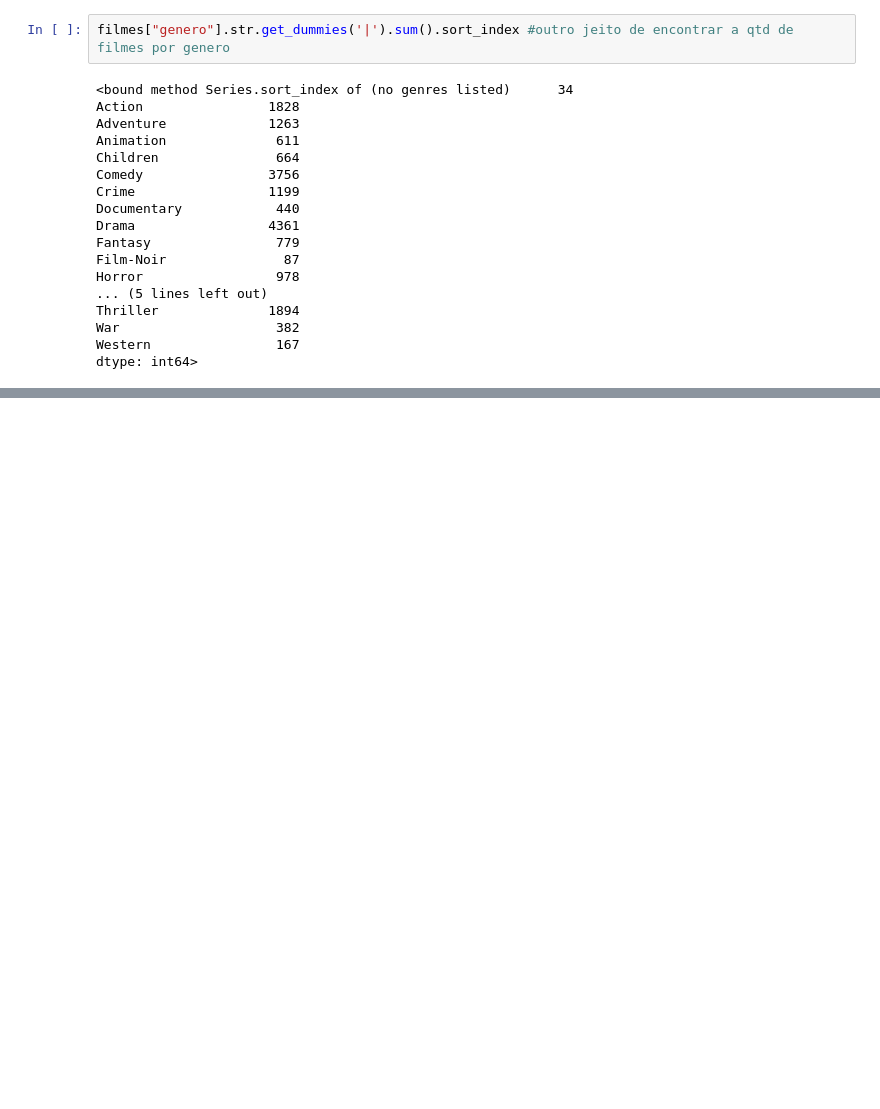
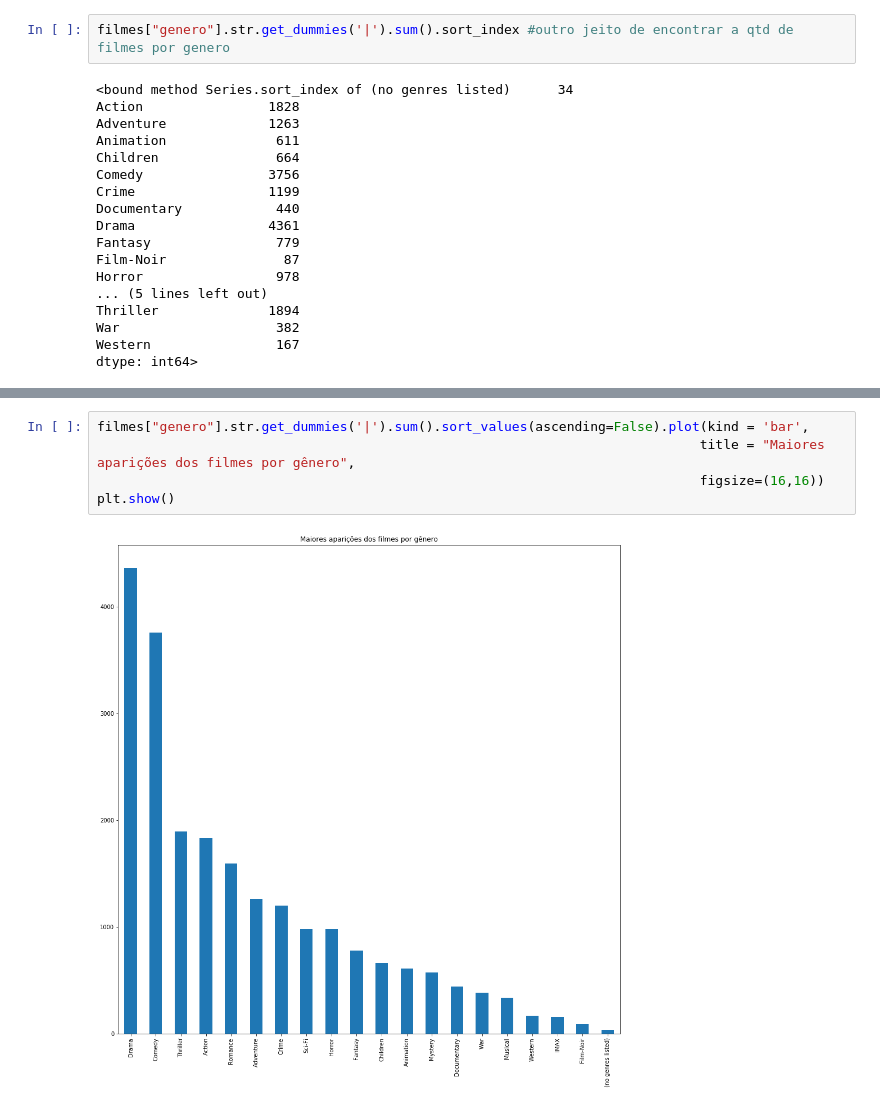
Before and after one commit to enzofuji/projects-of-data-science, a Jupyter notebook: aula01-e-aula02/aula01-e-aula02-filmes.ipynb, the cells around one changed output, grey strips where cells are left out. Drawn from its saved outputs; the diff is of its cells as text; blank space fills up the shorter version.

```diff
--- a/aula01-e-aula02/aula01-e-aula02-filmes.ipynb
+++ b/aula01-e-aula02/aula01-e-aula02-filmes.ipynb
@@ -748,0 +755,7 @@ dtype: int64>
+# %%
+filmes["genero"].str.get_dummies('|').sum().sort_values(ascending=False).plot(kind = 'bar',
+                                                                             title = "Maiores aparições dos filmes por gênero",
+                                                                             figsize=(16,16))
+plt.show()
+# %% [output]
+[figure, added]
```
Also changed, not shown: parts of 30 cells of this notebook.
